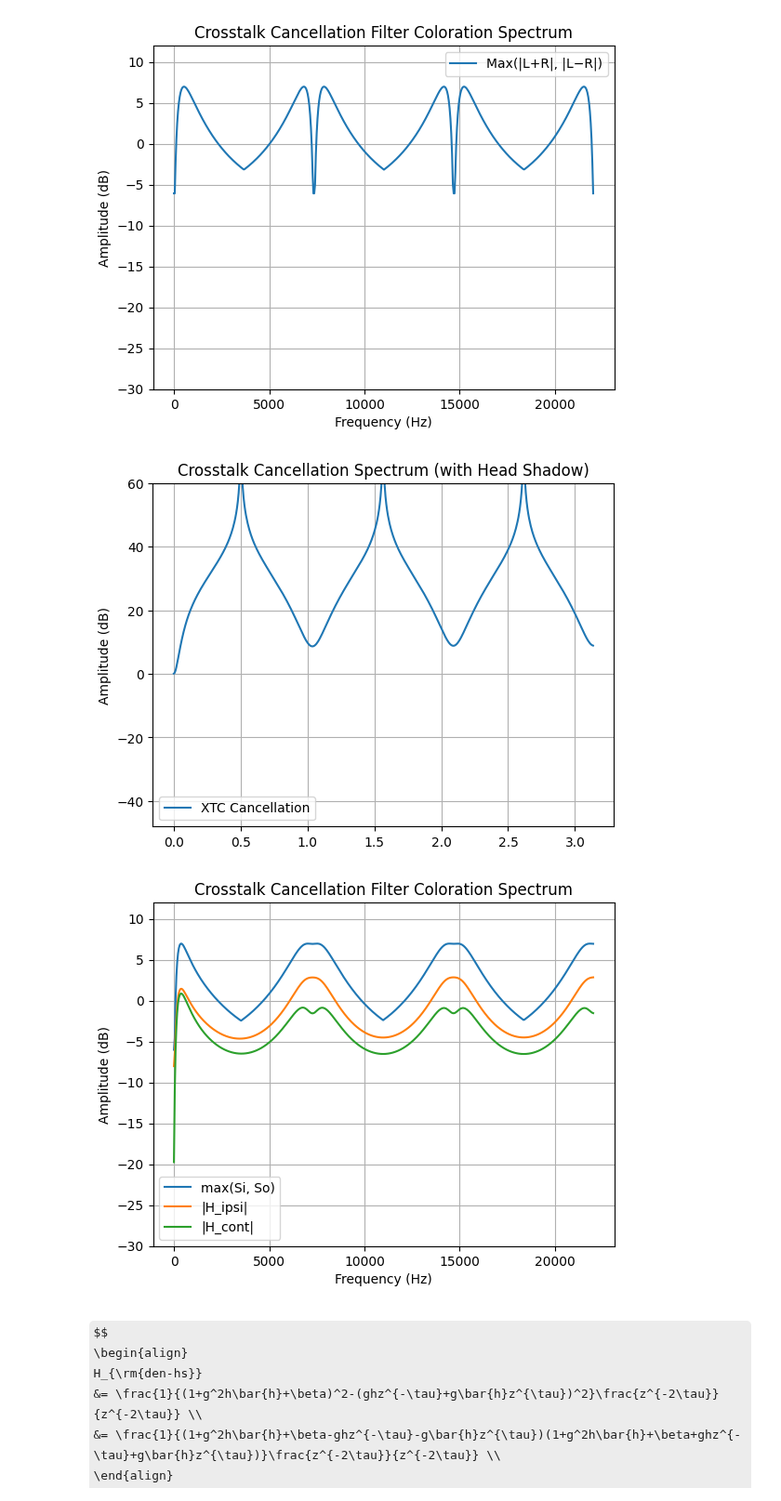
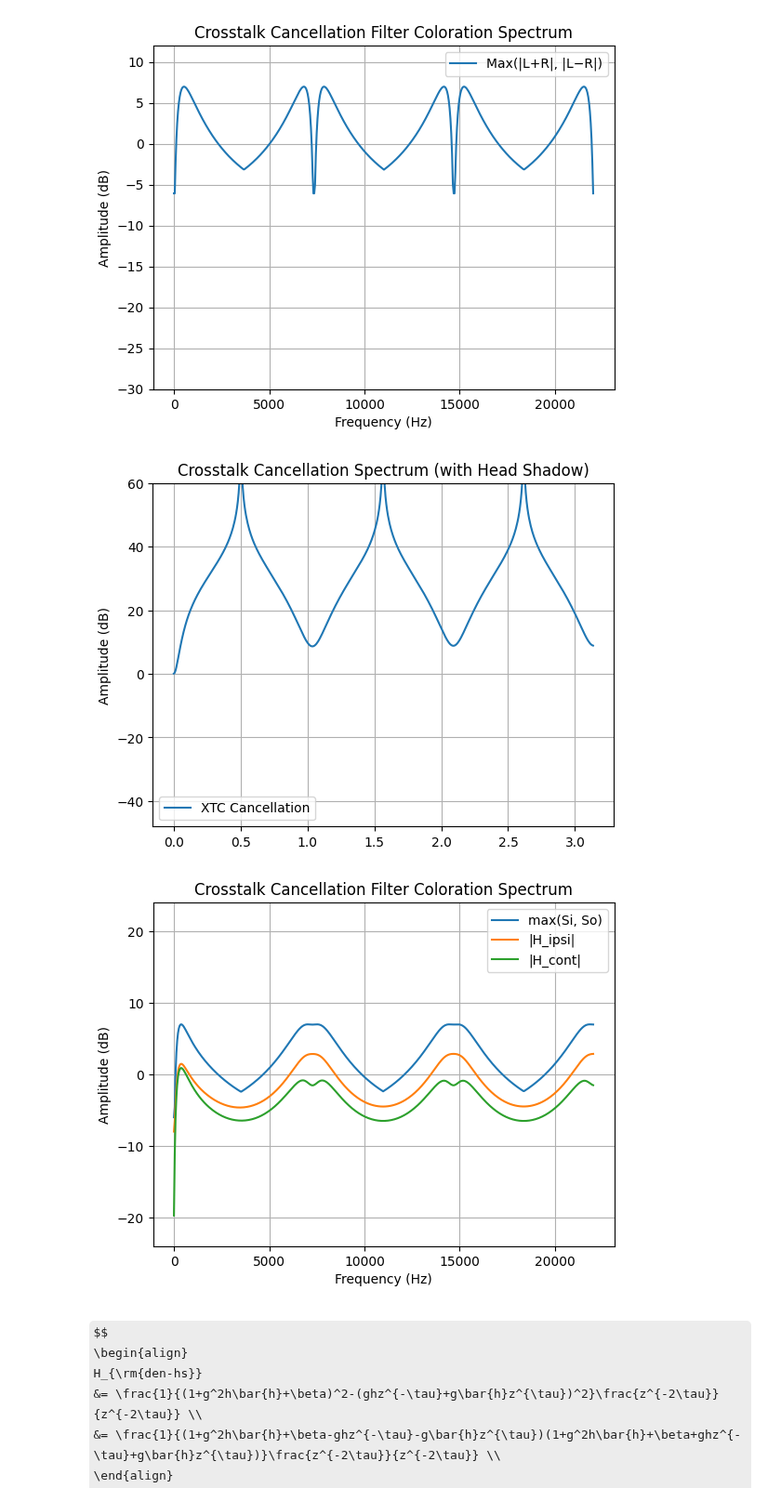
Before and after one commit to kweiwen/pitki, a Jupyter notebook: hrtf/IIR Implementation.ipynb, the cells around one changed output. Shown at 93% size. Saved outputs shown, nothing was run; the diff lists cells and outputs as text; code cells hidden in the pictures; some formulas as TeX source.

```diff
--- a/hrtf/IIR Implementation.ipynb
+++ b/hrtf/IIR Implementation.ipynb
@@ -266,6 +267,30 @@ def generate_hs_filter_coeffs(g, beta, tau, N, D):
     a[4*tau:4*tau+offset] += g**2 * convolve_all(N, N, d, d)
 
     return b_ipsi, b_cont, a
+
+def generate_hs_filter_coeffs_decompose_den(g, beta, tau, N, D):
+    offset = 3 # order of cascade 1st order filter for 4 times!
+    size = 2 * tau + offset  # total length required
+
+    # conjugate
+    n = N[::-1]
+    d = D[::-1]
+
+    a1 = np.zeros(size)
+    a2 = np.zeros(size)
+
+    # --- Shared denominator ---
+    a1[0:offset] += -g*convolve_all(D, n)
+    a1[1*tau:1*tau+offset] += g**2 * convolve_all(N, n)
+    a1[1*tau:1*tau+offset] += (beta+1) * convolve_all(D, d)
+    a1[2*tau:2*tau+offset] += -g * convolve_all(N, d)
+
+    a2[0:offset] += g*convolve_all(D, n)
+    a2[1*tau:1*tau+offset] += g**2 * convolve_all(N, n)
+    a2[1*tau:1*tau+offset] += (beta+1) * convolve_all(D, d)
+    a2[2*tau:2*tau+offset] += g * convolve_all(N, d)
+
+    return a1, a2
 
 def analysis_cancellation(b_ipsi, b_cont, a, Num, Den, g, tau):
     """
@@ -324,35 +349,40 @@ def analysis_coloration(b_ipsi, b_cont, a, sample_rate):
 
     si = np.abs(h_ipsi + h_cont)
     so = np.abs(h_ipsi - h_cont)
 
     plt.title('Crosstalk Cancellation Filter Coloration Spectrum')
     plt.plot(w, 20 * np.log10(np.maximum(si, so)), label='max(Si, So)')
     plt.plot(w, 20 * np.log10(np.abs(h_ipsi)), label='|H_ipsi|')
     plt.plot(w, 20 * np.log10(np.abs(h_cont)), label='|H_cont|')
-    plt.ylim(-30, 12)
+    plt.ylim(-24, 24)
     plt.legend()
     plt.grid()
     plt.xlabel("Frequency (Hz)")
     plt.ylabel("Amplitude (dB)")
     plt.show()
 
 # cont: [0.6096938775510208, -0.44642857142857173] [1, -0.8367346938775511]
 # ipsi: [1.4821428571428572, -1.3188775510204085] [1, -0.8367346938775511]
 # cont = [1.0, 0.0]
 # ipsi = [1.0, 0.0]
 cont = [0.9411051048942621, -0.7778397987718131]
 ipsi = [1.150731629799616, -0.987466323677167]
 Num = cont
 Den = ipsi
 # Num = [1.0, 0.0]
 # Den = [1.0, 0.0]
 
 b_ipsi, b_cont, a = generate_hs_filter_coeffs(g, beta, tau, Num, Den)
+
+a1_den, a2_den = generate_hs_filter_coeffs_decompose_den(g, beta, tau, Num, Den)
+
+a_composed = np.convolve(a1_den, a2_den)
+
 analysis_cancellation(b_ipsi, b_cont, a, Num, Den, g, tau)
 analysis_coloration(b_ipsi, b_cont, a, sample_rate)
 # %% [output]
 [figure]
-[figure, old version]
+[figure, new version]
 # %% [markdown]
 $$
 \begin{align}
```
Also changed, not shown: parts of 3 cells of this notebook.
